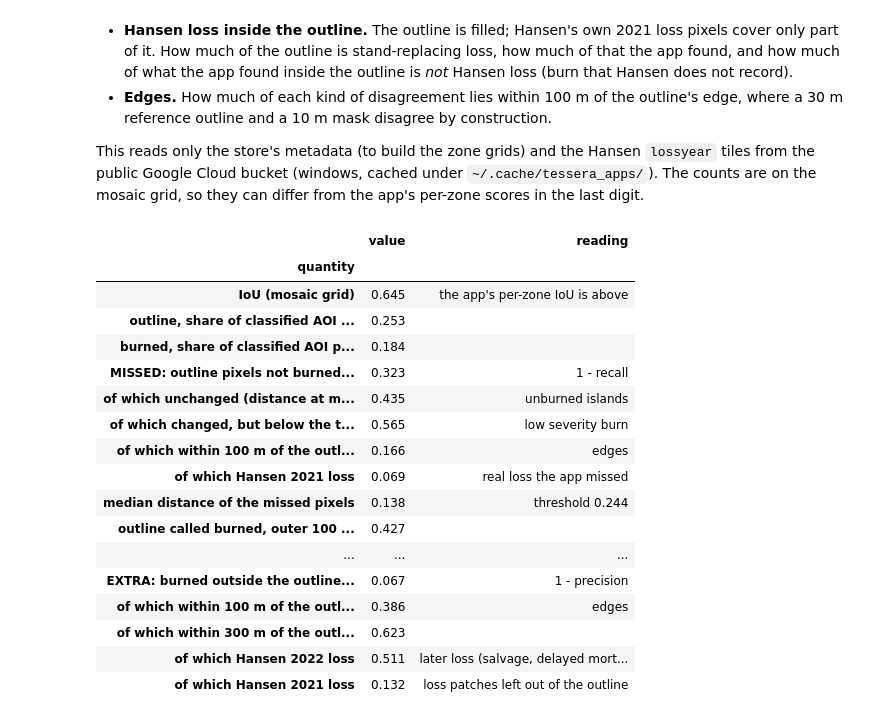
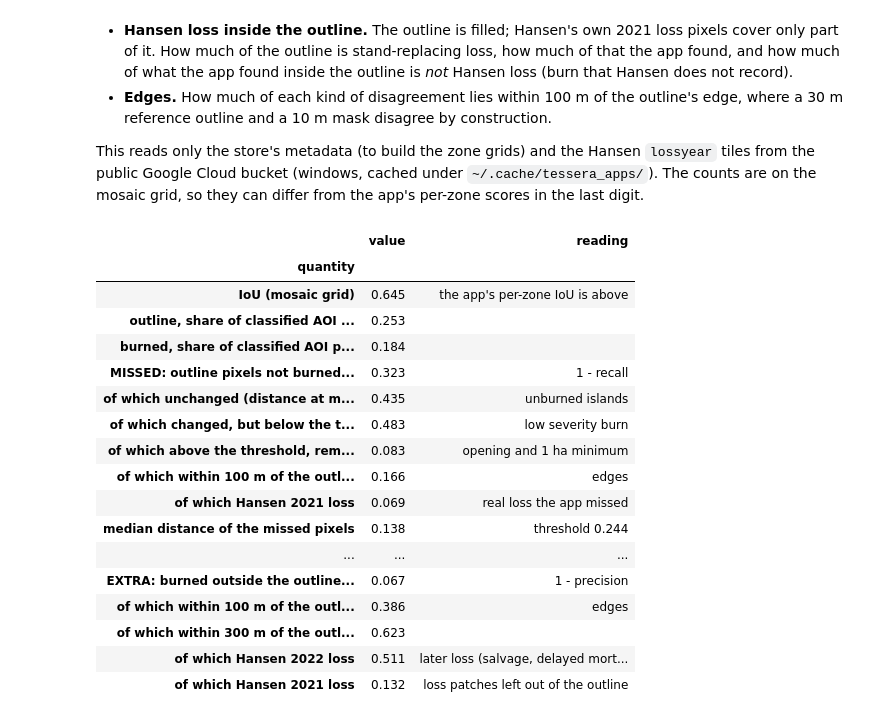
Before and after one commit to rh281/tessera_apps, a Jupyter notebook: notebooks/01_wildfire.ipynb, the cells around one changed output. Cells and saved outputs as stored; diff of their text form; code cells hidden in the pictures.

```diff
--- a/notebooks/01_wildfire.ipynb
+++ b/notebooks/01_wildfire.ipynb
@@ -47,19 +49,24 @@ import logging
 from pathlib import Path
 
 import geopandas as gpd
+import matplotlib.patheffects as pe
 import matplotlib.pyplot as plt
 import numpy as np
 import pandas as pd
 import rasterio
 from matplotlib.colors import ListedColormap
+from matplotlib.lines import Line2D
+from matplotlib.patches import Patch
 from rasterio.enums import Resampling
 from rasterio.features import rasterize
 from rasterio.plot import plotting_extent
+from rasterio.warp import reproject
 from scipy import ndimage
 
 import tessera_apps
 from tessera_apps import export, io, validate
-from tessera_apps.apps import load_aoi, run_wildfire
+from tessera_apps.apps import load_aoi, run_wildfire, wildfire
+from tessera_apps.cache import cache_dir
 from tessera_apps.demo import demo_geojson, demo_properties
 from tessera_apps.export import GridArray
 
@@ -78,6 +85,8 @@ pd.set_option("display.width", 160)
 
 OUT = Path("out/wildfire")
 REF = Path("out/hansen2021_outline.geojson")
+# The Sentinel-2 dNBR burn severity proxy of section 9, built by scripts/make_caldor_dnbr.py.
+SEVERITY = cache_dir() / "reference" / "s2_dnbr" / "caldor_s2_dnbr6.tif"
 YEAR_A, YEAR_B = 2020, 2022
 MAX_SIDE = 700  # longest side of every image shown here, in pixels
 print("tessera_apps", tessera_apps.__version__)
@@ -129,8 +158,9 @@ the call reads only the store's metadata and returns at once with `skipped` set.
 `force=True` to recompute.
 # %%
-result = run_wildfire("caldor", YEAR_A, YEAR_B, OUT, validate=True, reference=REF)
+result = run_wildfire("caldor", YEAR_A, YEAR_B, OUT, validate=True, reference=REF, severity=SEVERITY)
 report, summary = result.report, result.summary
 print("skipped (outputs current):", result.skipped)
+print("headline:", summary["headline"]["text"])
 for path in [
     result.paths.tif,
     *result.extra_paths.values(),
@@ -571,8 +612,13 @@ rows = [
     ),
     (
         "  of which changed, but below the threshold",
-        (fn & (dist > th["threshold"] / 2)).sum() / n["fn"],
+        (fn & (dist > th["threshold"] / 2) & (dist <= th["threshold"])).sum() / n["fn"],
         "low severity burn",
+    ),
+    (
+        "  of which above the threshold, removed by the cleaning",
+        (fn & (dist > th["threshold"])).sum() / n["fn"],
+        "opening and 1 ha minimum",
     ),
     ("  of which within 100 m of the outline edge", (fn & (edge_m <= 100)).sum() / n["fn"], "edges"),
     ("  of which Hansen 2021 loss", (fn & h21).sum() / n["fn"], "real loss the app missed"),
@@ -580,38 +626,38 @@ rows = [
     (
         "outline called burned, outer 100 m of the outline",
         (tp & (edge_m <= 100)).sum() / (ref_px & (edge_m <= 100)).sum(),
         "",
     ),
     (
         "outline called burned, more than 1 km inside it",
         (tp & (edge_m > 1000)).sum() / (ref_px & (edge_m > 1000)).sum(),
         "",
     ),
     ("Hansen 2021 loss, share of the outline", (h21 & ref_px).sum() / n["outline"], "the outline is filled"),
     ("Hansen 2021 loss found burned (recall on loss pixels)", (h21 & burned).sum() / h21.sum(), ""),
     ("burned inside the outline that is not Hansen loss", (tp & ~h21).sum() / n["tp"], "burn Hansen does not record"),
     ("EXTRA: burned outside the outline, share of burned", n["fp"] / n["burned"], "1 - precision"),
     ("  of which within 100 m of the outline edge", (fp & (edge_m <= 100)).sum() / n["fp"], "edges"),
     ("  of which within 300 m of the outline edge", (fp & (edge_m <= 300)).sum() / n["fp"], ""),
     ("  of which Hansen 2022 loss", (fp & hansen[2022]).sum() / n["fp"], "later loss (salvage, delayed mortality)"),
     ("  of which Hansen 2021 loss", (fp & h21).sum() / n["fp"], "loss patches left out of the outline"),
 ]
 diag = pd.DataFrame(rows, columns=["quantity", "value", "reading"]).set_index("quantity")
 diag["value"] = diag["value"].map(lambda x: f"{x:.3f}")
 diag
 # %% [output]
 |  | value | reading |
 | quantity |  |  |
 | IoU (mosaic grid) | 0.645 | the app's per-zone IoU is above |
 | outline, share of classified AOI ... | 0.253 |  |
 | burned, share of classified AOI p... | 0.184 |  |
 | MISSED: outline pixels not burned... | 0.323 | 1 - recall |
 | of which unchanged (distance at m... | 0.435 | unburned islands |
-| of which changed, but below the t... | 0.565 | low severity burn |
+| of which changed, but below the t... | 0.483 | low severity burn |
+| of which above the threshold, rem... | 0.083 | opening and 1 ha minimum |
 | of which within 100 m of the outl... | 0.166 | edges |
 | of which Hansen 2021 loss | 0.069 | real loss the app missed |
 | median distance of the missed pixels | 0.138 | threshold 0.244 |
-| outline called burned, outer 100 ... | 0.427 |  |
 | ... | ... | ... |
 | EXTRA: burned outside the outline... | 0.067 | 1 - precision |
 | of which within 100 m of the outl... | 0.386 | edges |
```
Also changed, not shown: parts of 25 cells of this notebook, 21 other files.
